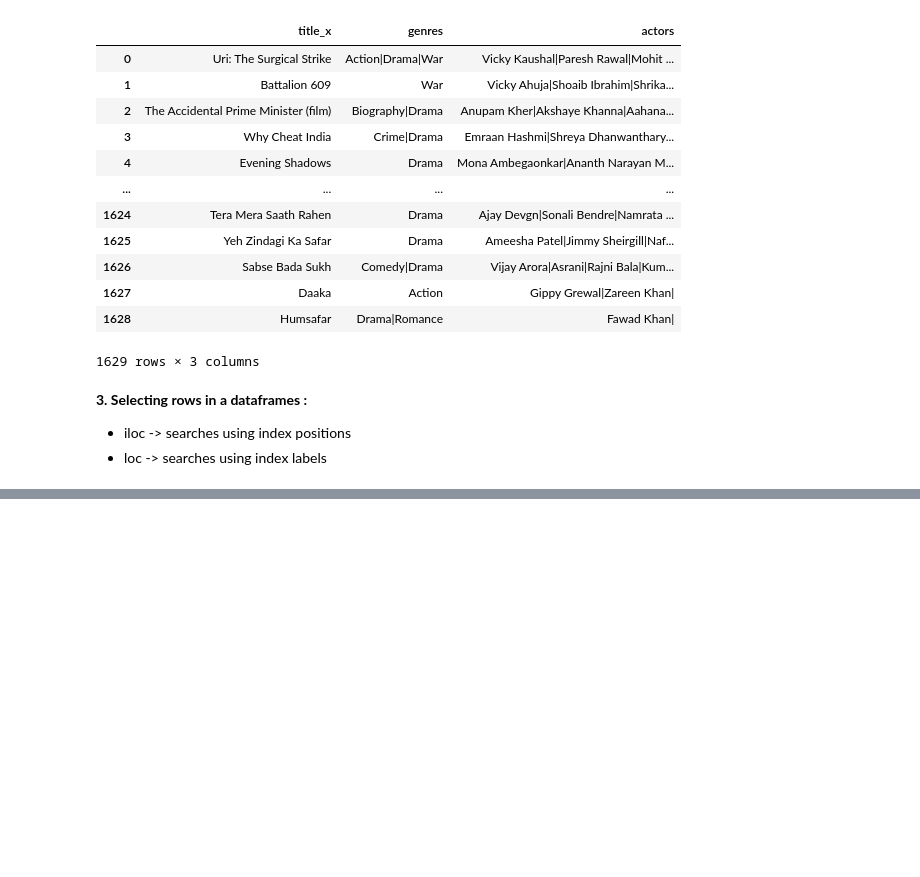
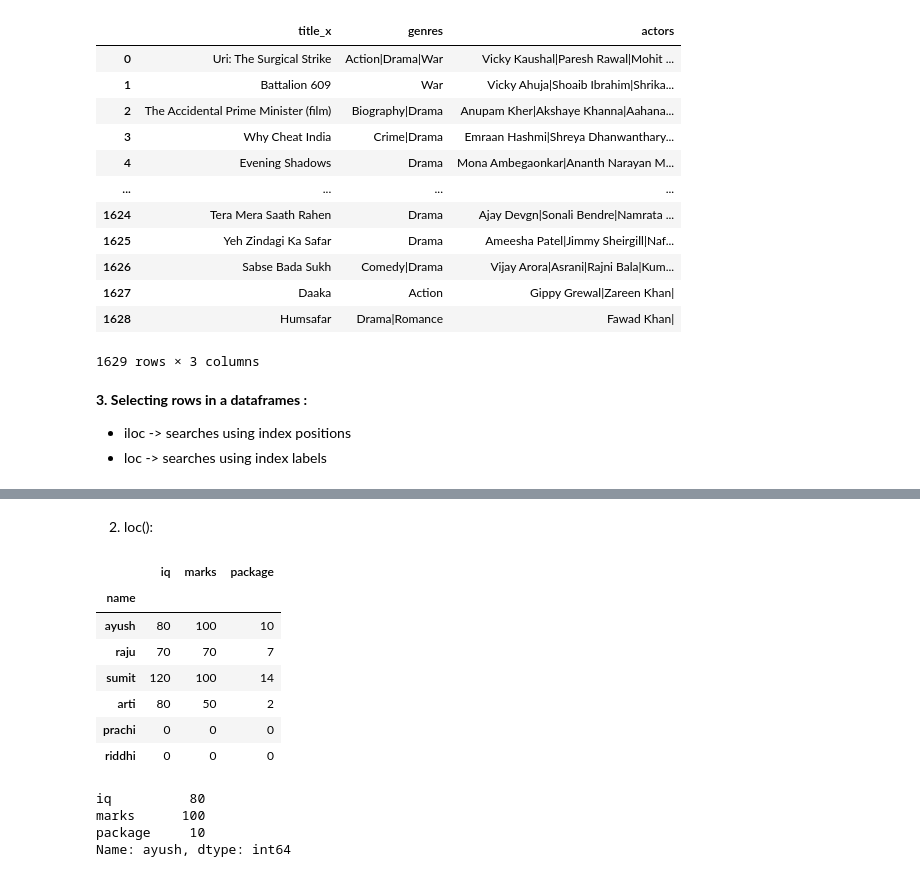
Before and after one commit to aayushmanz/Python-for-ML, a Jupyter notebook: Pandas in Python/Maths Methods and Select (cols, rows, both) in DataFrames.ipynb, the cells around one changed output, grey strips where cells are left out. Cells and saved outputs as stored; diff of their text form; code cells hidden in the pictures; blank space fills up the shorter version.

```diff
--- a/Pandas in Python/Maths Methods and Select (cols, rows, both) in DataFrames.ipynb
+++ b/Pandas in Python/Maths Methods and Select (cols, rows, both) in DataFrames.ipynb
@@ -122,6 +116,17 @@ movies[['title_x','genres','actors']] # multiple columns is DataFrames
 | 1627 | Daaka | Action | Gippy Grewal|Zareen Khan| |
 | 1628 | Humsafar | Drama|Romance | Fawad Khan| |
 1629 rows × 3 columns
+# %%
+import pandas as pd
+
+student_dict = {
+    'name' : ['ayush','raju','sumit','arti','prachi','riddhi'],
+    'iq' : [80,70,120,80,0,0],
+    'marks' : [100,70,100,50,0,0],
+    'package' : [10,7,14,2,0,0]
+}
+std_dict = pd.DataFrame(student_dict)
+std_dict.set_index('name', inplace=True) # becz of this i can make my column as a index.
 # %% [markdown]
 **3. Selecting rows in a dataframes :**
 
@@ -131,2 +199,22 @@ movies[['title_x','genres','actors']] # multiple columns is DataFrames
+# %% [markdown]
+2. loc():
 # %%
-#
+# loc :
+
+std_dict
+# %% [output]
+|  | iq | marks | package |
+| name |  |  |  |
+| ayush | 80 | 100 | 10 |
+| raju | 70 | 70 | 7 |
+| sumit | 120 | 100 | 14 |
+| arti | 80 | 50 | 2 |
+| prachi | 0 | 0 | 0 |
+| riddhi | 0 | 0 | 0 |
+# %%
+std_dict.loc['ayush']
+# %% [output]
+iq          80
+marks      100
+package     10
+Name: ayush, dtype: int64
```
Also changed, not shown: parts of 14 cells of this notebook.
